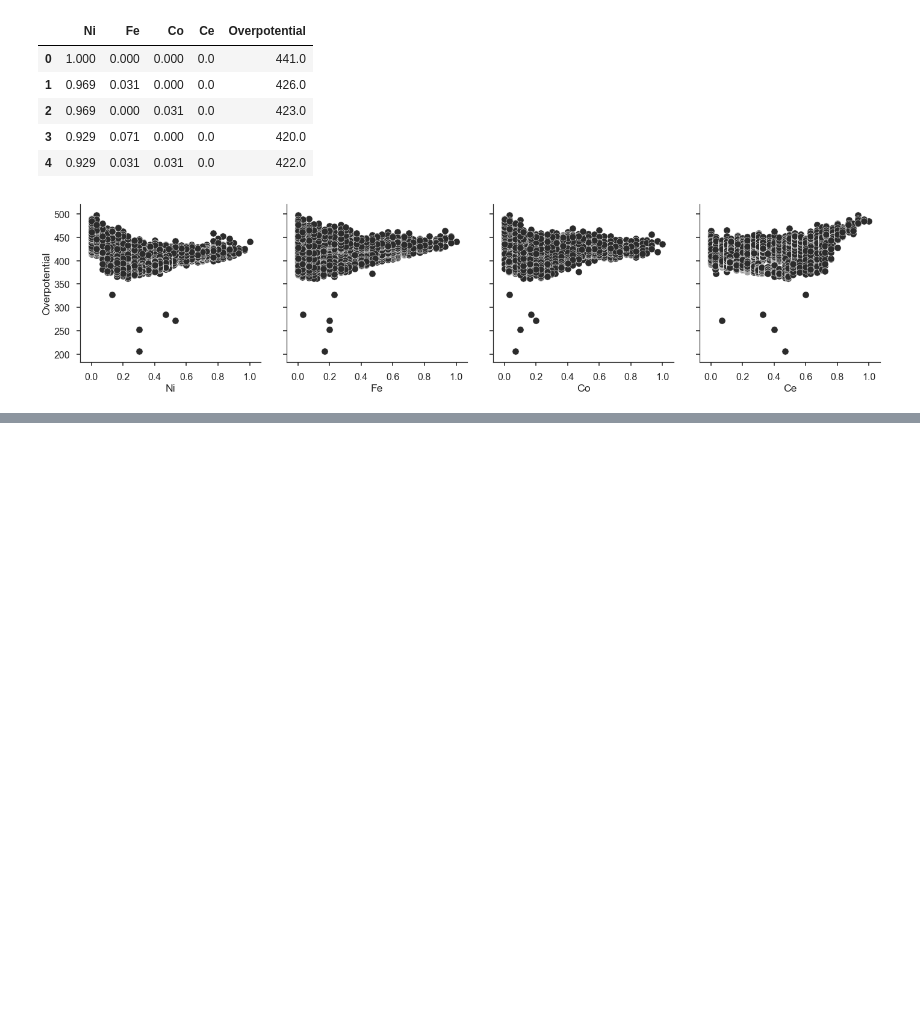
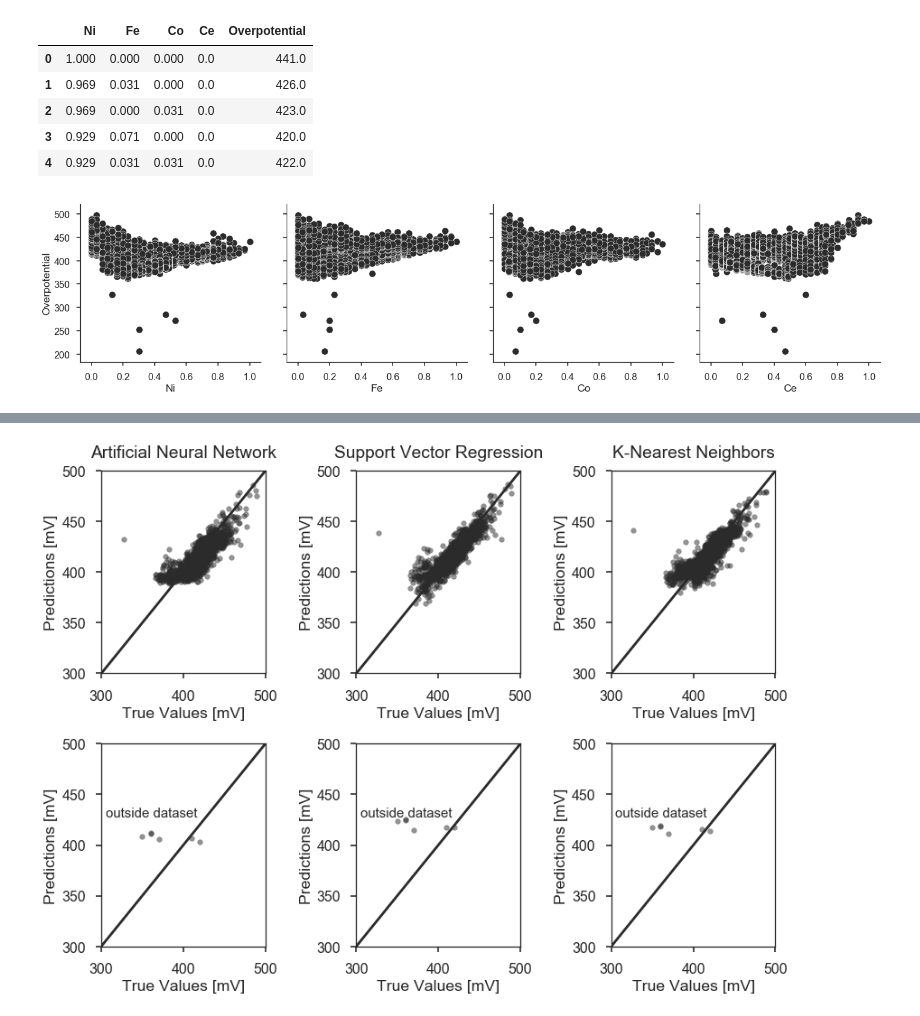
Before and after one commit to spalkovits/REAKT2019_ML4OER_SPks, a Jupyter notebook: REAKT2019_ML4OER_SPks.ipynb, the cells around one changed output, grey strips where cells are left out. Saved outputs shown, nothing was run; the diff lists cells and outputs as text; code cells hidden in the pictures; blank space fills up the shorter version.

```diff
--- a/REAKT2019_ML4OER_SPks.ipynb
+++ b/REAKT2019_ML4OER_SPks.ipynb
@@ -42,0 +292,78 @@ sns.pairplot(df_full, size=5, x_vars=['Ni', 'Fe', 'Co', 'Ce'], y_vars=['Overpote
+# %%
+train_predictions = model.predict(train_data).flatten()
+test_predictions = model.predict(test_data).flatten()
+
+predict_own_data = model.predict(NiFeCoCe_own[:,0:4]).flatten()
+# %%
+predict_svr_train = y_svr.predict(train_data)
+predict_svr = y_svr.predict(test_data)
+
+predict_own_svr = y_svr.predict(NiFeCoCe_own[:,0:4])
+# %%
+predict_knn_train=model_knn.predict(train_data)
+predict_knn=model_knn.predict(test_data)
+
+predict_own_knn=model_knn.predict(NiFeCoCe_own[:,0:4])
+# %%
+sns.set()
+sns.set(style='ticks', context='poster', palette='Greys_r')
+plt.figure(figsize=(12,9))
+
+plt.subplot(231)
+plt.xlim((300,500))
+plt.ylim((300,500))
+plt.title('Artificial Neural Network', pad=15)
+plt.xlabel('True Values [mV]')
+plt.ylabel('Predictions [mV]')
+plt.scatter(test_label*1000, test_predictions*1000, marker='.', alpha=0.5)
+plt.plot([-1000, 1000], [-1000, 1000])
+
+plt.subplot(232)
+plt.xlim((300,500))
+plt.ylim((300,500))
+plt.title('Support Vector Regression', pad=15)
+plt.xlabel('True Values [mV]')
+plt.ylabel('Predictions [mV]')
+plt.scatter(test_label*1000, predict_svr*1000, marker='.', alpha=0.5)
+plt.plot([-1000, 1000], [-1000, 1000])
+
+plt.subplot(233)
+plt.xlim((300,500))
+plt.ylim((300,500))
+plt.title('K-Nearest Neighbors', pad=15)
+plt.xlabel('True Values [mV]')
+plt.ylabel('Predictions [mV]')
+plt.scatter(test_label*1000, predict_knn*1000, marker='.', alpha=0.5)
+
+plt.plot([-1000, 1000], [-1000, 1000])
+
+plt.subplot(234)
+plt.xlim((300,500))
+plt.ylim((300,500))
+plt.xlabel('True Values [mV]')
+plt.ylabel('Predictions [mV]')
+plt.scatter(NiFeCoCe_own[:,-1], predict_own_data*1000, marker='.', alpha=0.5)
+plt.annotate('outside dataset', xy=(305,428), size=15)
+plt.plot([-1000, 1000], [-1000, 1000])
+
+plt.subplot(235)
+plt.xlim((300,500))
+plt.ylim((300,500))
+plt.xlabel('True Values [mV]')
+plt.ylabel('Predictions [mV]')
+plt.scatter(NiFeCoCe_own[:,-1], predict_own_svr*1000, marker='.', alpha=0.5)
+plt.annotate('outside dataset', xy=(305,428), size=15)
+plt.plot([-1000, 1000], [-1000, 1000])
+
+plt.subplot(236)
+plt.xlim((300,500))
+plt.ylim((300,500))
+plt.xlabel('True Values [mV]')
+plt.ylabel('Predictions [mV]')
+plt.scatter(NiFeCoCe_own[:,-1], predict_own_knn*1000, marker='.', alpha=0.5)
+plt.annotate('outside dataset', xy=(305,428), size=15)
+plt.plot([-1000, 1000], [-1000, 1000])
+
+plt.tight_layout()
+# %% [output]
+[figure, added]
```
Also changed, not shown: parts of 29 cells of this notebook.
